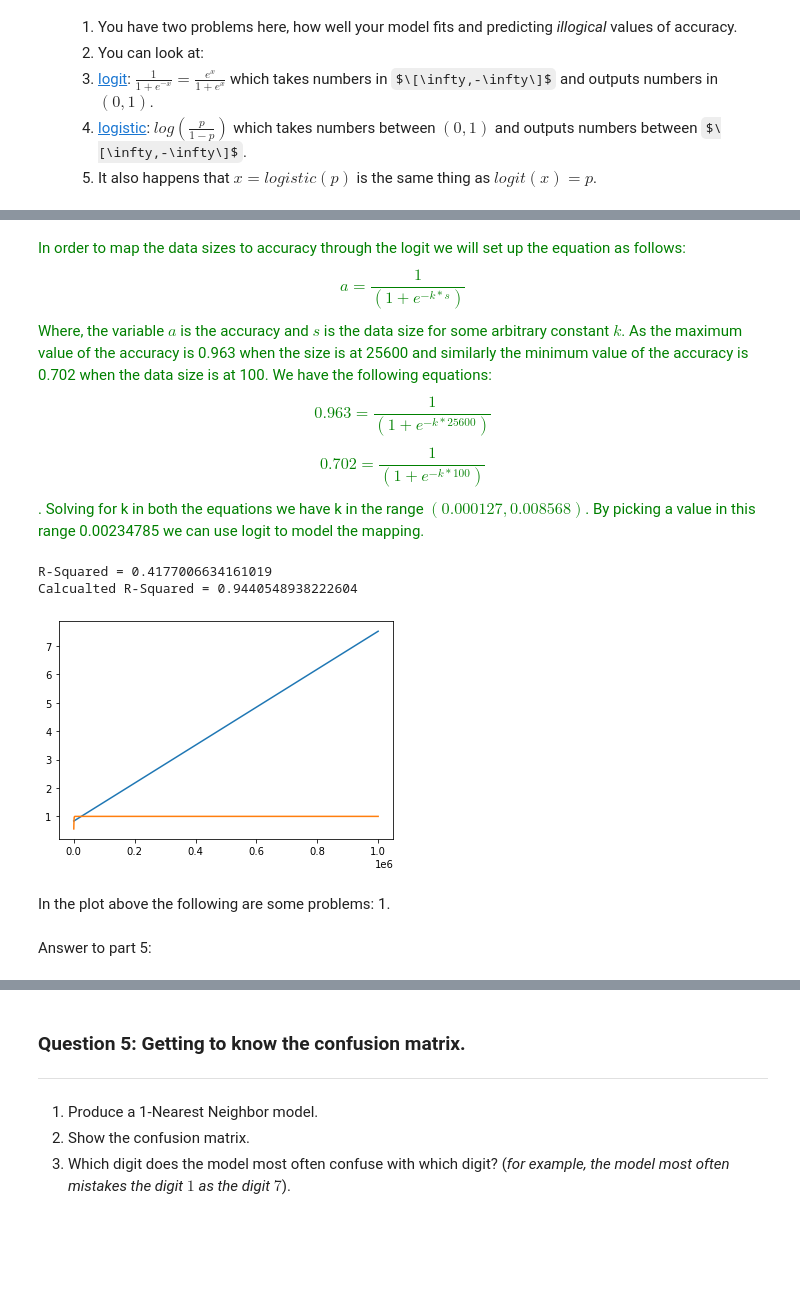
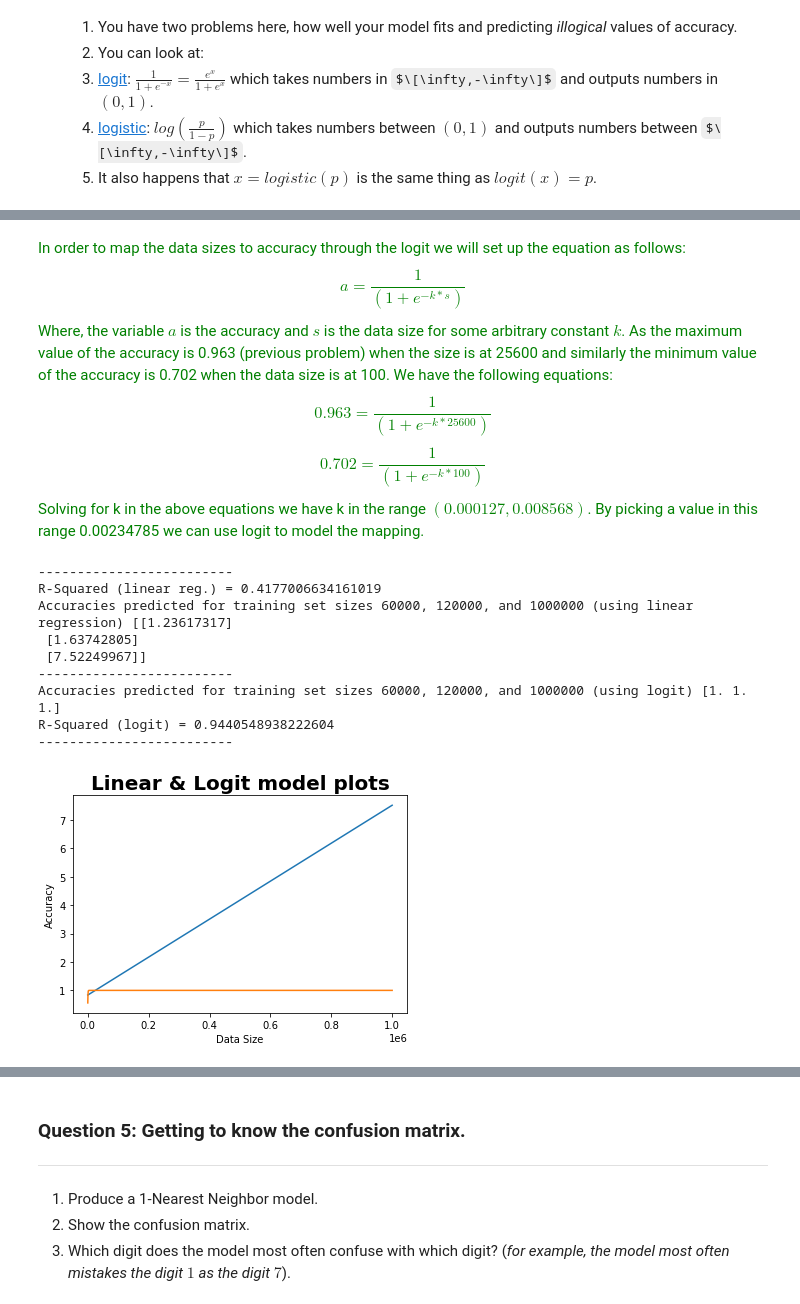
Before and after one commit to jagannathanl/jagan-lak-w207, a Jupyter notebook: jagannathan_lakshmipathy_project1.ipynb, the cells around one changed output, grey strips where cells are left out. Saved outputs shown, nothing was run; the diff lists cells and outputs as text; code cells hidden in the pictures; some formulas as TeX source; blank space fills up the shorter version.

```diff
--- a/jagannathan_lakshmipathy_project1.ipynb
+++ b/jagannathan_lakshmipathy_project1.ipynb
@@ -334,7 +336,7 @@ Notes:
 fig, ax = plt.subplots(1, 2)
 
 train_sizes = [100, 200, 400, 800, 1600, 3200, 6400, 12800, 25600]
-predict_sizes = [25600, 60000, 120000, 1000000]
+predict_sizes = [60000, 120000, 1000000]
 
 X = np.array(train_sizes).reshape(-1, 1)
 y = np.array(accuracies).reshape(-1, 1)
@@ -347,6 +349,8 @@ pred = reg.predict(X_)
 y_ = np.array(pred).reshape(-1, 1)
 ax[0].plot(X_, y_)
 ax[0].set_ylim([0.7,1.0])
+ax[0].set_ylabel("Accuracy")
+ax[0].set_xlabel("Size")
 
 
 X1_ = np.array(train_sizes+predict_sizes).reshape(-1, 1)
@@ -354,5 +358,10 @@ pred = reg.predict(X1_)
 y1_ = np.array(pred).reshape(-1, 1)
 ax[1].plot(X1_, y1_)
 ax[1].set_ylim([0,7])
+ax[1].set_ylabel("Accuracy")
+ax[1].set_xlabel("Size")
+
+
+plt.title('Accuracy vs. Size',fontweight ="bold", fontsize=20)
 # %% [output]
 R-Squared = 0.4177006634161019
@@ -379,5 +391,5 @@ ax.plot(x, y)
 # %% [markdown]
-<span style="font-family:Verdana; color: green;"> In order to map the data sizes to accuracy through the logit  we will set up the equation as follows: $$a = \frac{1}{(1 + e^{-k*s})}$$ Where, the variable $a$ is the accuracy and $s$ is the data size for some arbitrary constant $k$. As the maximum value of the accuracy is 0.963 when the size is at 25600 and similarly the minimum value of the accuracy is 0.702 when the data size is at 100. We have the following equations: $$0.963 = \frac{1}{(1 + e^{-k*25600})}$$ $$0.702 = \frac{1}{(1 + e^{-k*100})}$$. Solving for k in both the equations we have k in the range $(0.000127, 0.008568)$. By picking a value in this range 0.00234785 we can use logit to model the mapping.</span>
+<span style="font-family:Verdana; color: green;"> In order to map the data sizes to accuracy through the logit  we will set up the equation as follows: $$a = \frac{1}{(1 + e^{-k*s})}$$ Where, the variable $a$ is the accuracy and $s$ is the data size for some arbitrary constant $k$. As the maximum value of the accuracy is 0.963 (previous problem) when the size is at 25600 and similarly the minimum value of the accuracy is 0.702 when the data size is at 100. We have the following equations: $$0.963 = \frac{1}{(1 + e^{-k*25600})}$$ $$0.702 = \frac{1}{(1 + e^{-k*100})}$$ Solving for k in the above equations we have k in the range $(0.000127, 0.008568)$. By picking a value in this range 0.00234785 we can use logit to model the mapping.</span>
 # %%
 def logit(x):
     return 1/(1+np.exp(-x))
@@ -392,42 +404,54 @@ def coefficient_of_determination(ys_orig,ys_line):
     y_mean_line = np.mean(ys_orig)
     squared_error_regr = squared_error(ys_orig, ys_line)
     squared_error_y_mean = squared_error(ys_orig, y_mean_line)
     return 1 - (squared_error_regr/squared_error_y_mean)
 
 def Q4():
     ### STUDENT START ###
     train_sizes = [100, 200, 400, 800, 1600, 3200, 6400, 12800, 25600]
-    predict_sizes = [25600, 60000, 120000, 1000000]
+    predict_sizes = [60000, 120000, 1000000]
 
     X = np.array(train_sizes).reshape(-1, 1)
     y = np.array(accuracies).reshape(-1, 1)
     reg = LinearRegression().fit(X, y)
-    print("R-Squared = " + str(reg.score(X, y)))
+    print("-------------------------")
+    print("R-Squared (linear reg.) = " + str(reg.score(X, y)))
+    pred = reg.predict(np.array(predict_sizes).reshape(-1,1))
+    print("Accuracies predicted for training set sizes 60000, 120000, and 1000000 (using linear regression)", pred)
 
-
+    print("-------------------------")
     k = 0.00234785
+    pred = logit(np.array(predict_sizes)*k)
+    print("Accuracies predicted for training set sizes 60000, 120000, and 1000000 (using logit)", pred)
     y_ = logit(szs*k)
 
     corr_matrix = np.corrcoef(accuracies, y_)
     corr = corr_matrix[0,1]
     R_sq = corr**2
-    print("Calcualted R-Squared = " + str(R_sq))
+    print("R-Squared (logit) = " + str(R_sq))
+    print("-------------------------")
 
     X1_ = np.array(train_sizes+predict_sizes).reshape(-1, 1)
     linear_pred = reg.predict(X1_)
     logit_pred = logit(X1_*k)
 
     plt.plot(X1_, linear_pred)
     plt.plot(X1_, logit_pred)
+
+    plt.xlabel("Data Size")
+    plt.ylabel("Accuracy")
+    plt.title('Linear & Logit model plots',fontweight ="bold", fontsize=20)
     ### STUDENT END ###
 
 Q4()
 # %% [output]
-R-Squared = 0.4177006634161019
-Calcualted R-Squared = 0.9440548938222604
+-------------------------
+R-Squared (linear reg.) = 0.4177006634161019
+Accuracies predicted for training set sizes 60000, 120000, and 1000000 (using linear regression) [[1.23617317]
+ [1.63742805]
+ [7.52249967]]
+-------------------------
+Accuracies predicted for training set sizes 60000, 120000, and 1000000 (using logit) [1. 1. 1.]
+R-Squared (logit) = 0.9440548938222604
+-------------------------
-[figure, old version]
+[figure, new version]
-# %% [markdown]
-In the plot above the following are some problems:
-1.
-# %% [markdown]
-Answer to part 5:
```
Also changed, not shown: parts of 15 cells of this notebook.
